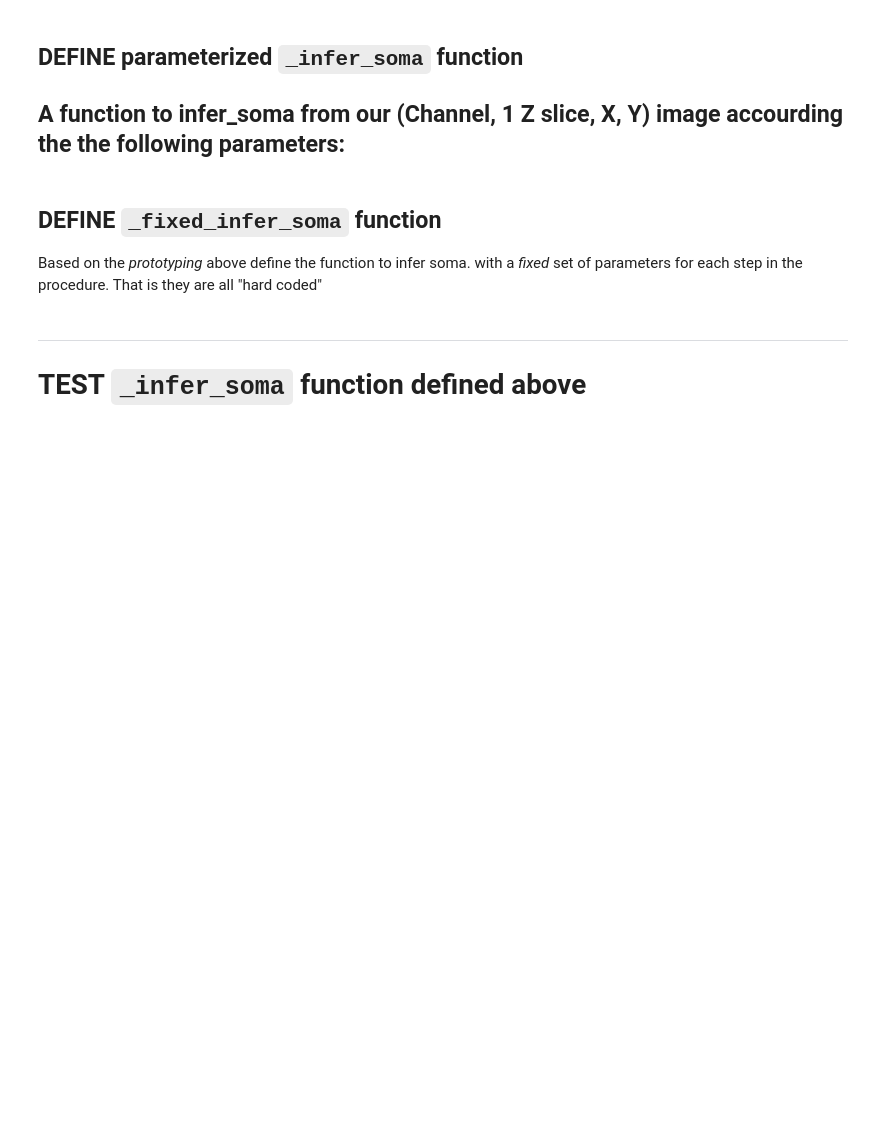
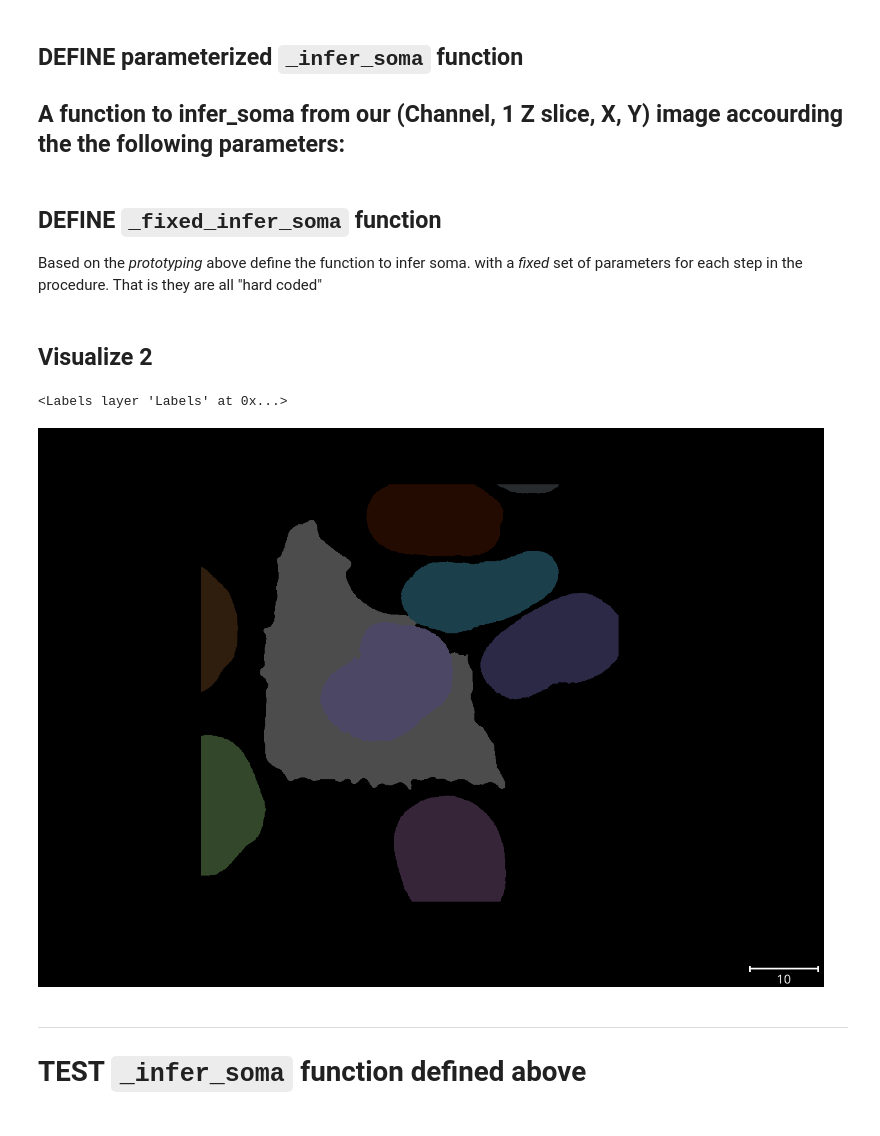
Before and after one commit to ndcn/infer-subc, a Jupyter notebook: notebooks/02_infer_soma.ipynb, the cells around one changed output. Cells and saved outputs as stored; diff of their text form; code cells hidden in the pictures; blank space fills up the shorter version.

```diff
--- a/notebooks/02_infer_soma.ipynb
+++ b/notebooks/02_infer_soma.ipynb
@@ -272,7 +270,7 @@ bw = masked_object_thresh(composite_soma,
 ###################
 # POST_PROCESSING
 ###################
-hole_width = 40
+hole_width = 50
 #removed_holes = remove_small_holes(bw, hole_width ** 2 )
 removed_holes = hole_filling_linear_size(bw,
                                                     hole_min=0,
@@ -329,8 +323,3 @@ viewer.add_labels(
 )
 # %% [output]
 <Labels layer 'soma_out' at 0x...>
-# %%
-viewer.add_image(
-    nuclei)
-viewer.add_labels(
-    soma_out)
@@ -496,3 +481,32 @@ def _fixed_infer_soma(in_img: np.ndarray, nuclei_obj: np.ndarray) -> np.ndarray:
                                                 small_obj_w)
 
     return soma_out
+# %%
+from infer_subc_2d.organelles.soma import fixed_infer_soma_MCZ
+
+soma_object =  fixed_infer_soma_MCZ(img_data, nuclei)
+# %% [markdown]
+## Visualize  2
+# %%
+viewer.add_image(
+    soma_object,
+    scale=scale,
+    opacity=0.3,
+)
+
+
+viewer.add_labels(
+    label(nuclei),
+    scale=scale,
+    opacity=0.3,
+)
+# %% [output]
+<Labels layer 'Labels' at 0x...>
+# %%
+from napari.utils.notebook_display import nbscreenshot
+
+# viewer.dims.ndisplay = 3
+# viewer.camera.angles = (-30, 25, 120)
+nbscreenshot(viewer, canvas_only=True)
+# %% [output]
+[figure, added]
```
Also changed, not shown: parts of 13 cells of this notebook, 6 other files.
